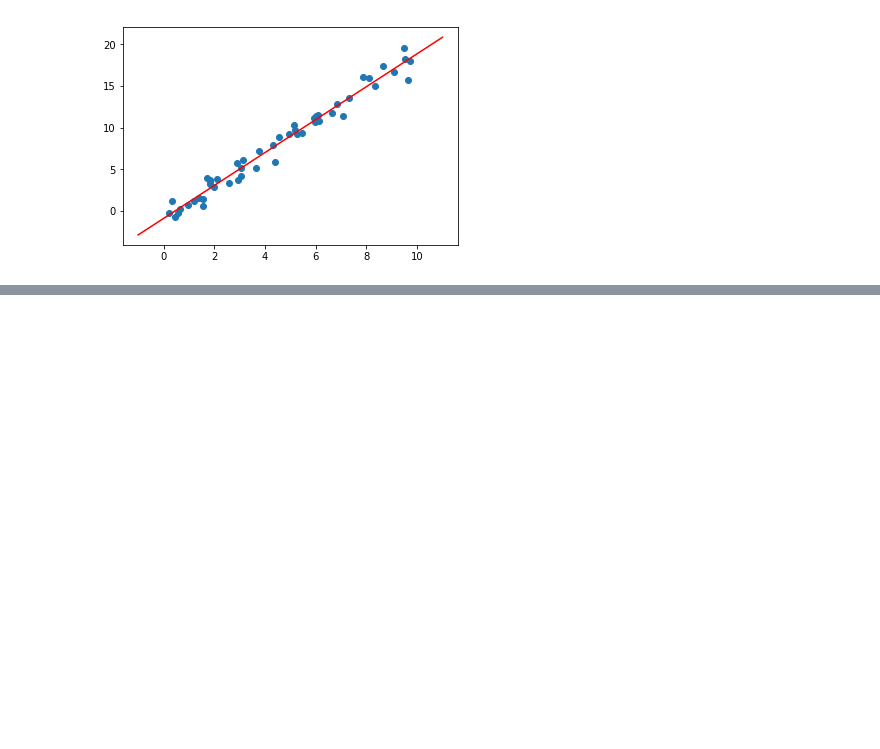
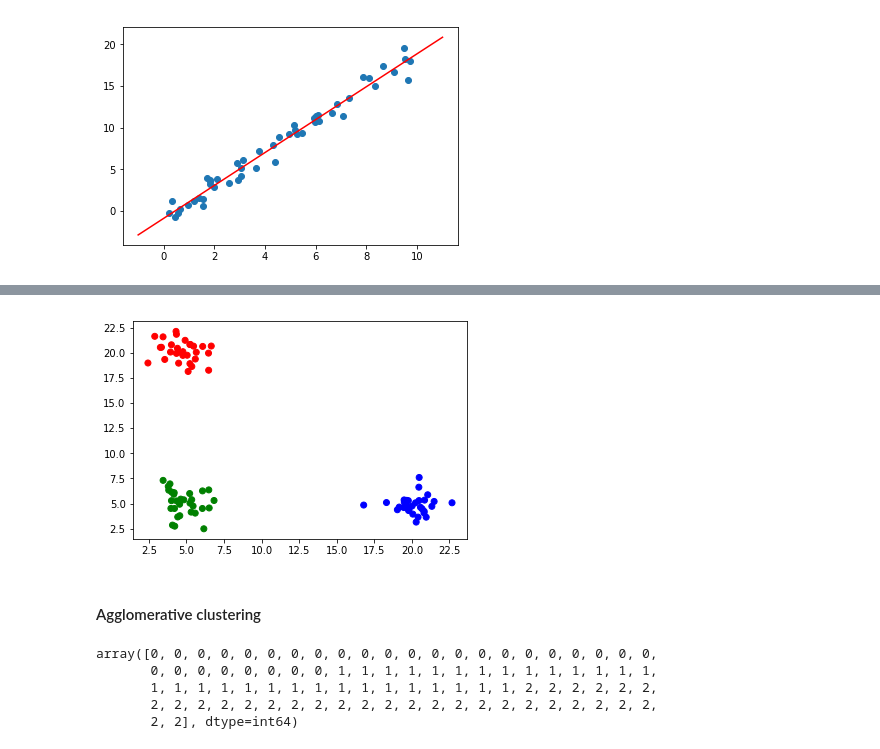
Before and after one commit to biodatascience/datasci611, a Jupyter notebook: scripts/scikit_learn_1_lecture.ipynb, the cells around one changed output, grey strips where cells are left out. Drawn from its saved outputs; the diff is of its cells as text; code cells hidden in the pictures; blank space fills up the shorter version.

```diff
--- a/scripts/scikit_learn_1_lecture.ipynb
+++ b/scripts/scikit_learn_1_lecture.ipynb
@@ -74,0 +117,8 @@ plt.plot(xfit_df, yfit_df, color='red');
+# %%
+color_dict = {0:'green', 1:'red', 2:'blue'}
+colors = [color_dict[x] for x in gene_kmeans_fit.labels_]
+plt.scatter(gene_df.gene_a, gene_df.gene_b, color=colors);
+# %% [output]
+[figure, added]
+# %% [markdown]
+#### Agglomerative clustering
@@ -74,0 +127,9 @@ plt.plot(xfit_df, yfit_df, color='red');
+# %%
+ac_fit = AgglomerativeClustering(n_clusters=3, affinity='euclidean', linkage='average').fit(gene_df[['gene_a', 'gene_b']])
+ac_fit.labels_
+# %% [output]
+array([0, 0, 0, 0, 0, 0, 0, 0, 0, 0, 0, 0, 0, 0, 0, 0, 0, 0, 0, 0, 0, 0,
+       0, 0, 0, 0, 0, 0, 0, 0, 1, 1, 1, 1, 1, 1, 1, 1, 1, 1, 1, 1, 1, 1,
+       1, 1, 1, 1, 1, 1, 1, 1, 1, 1, 1, 1, 1, 1, 1, 1, 2, 2, 2, 2, 2, 2,
+       2, 2, 2, 2, 2, 2, 2, 2, 2, 2, 2, 2, 2, 2, 2, 2, 2, 2, 2, 2, 2, 2,
+       2, 2], dtype=int64)
```
Also changed, not shown: parts of 37 cells of this notebook.
